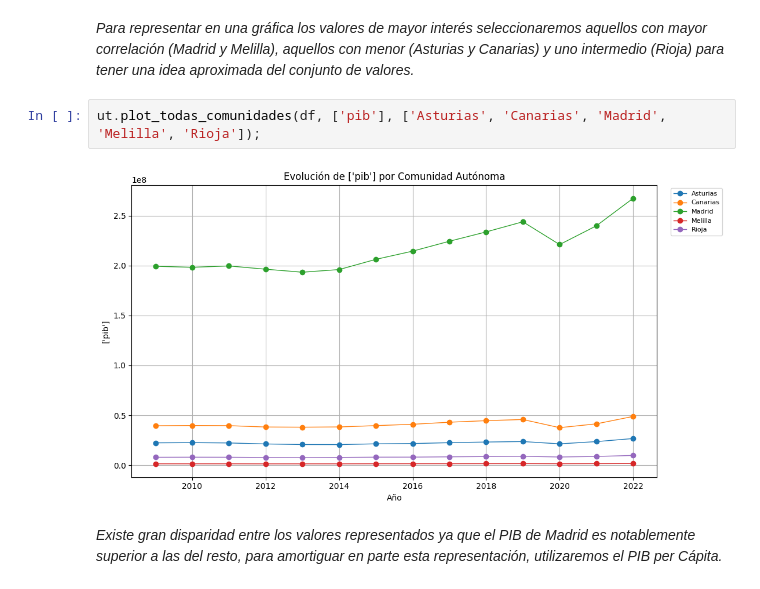
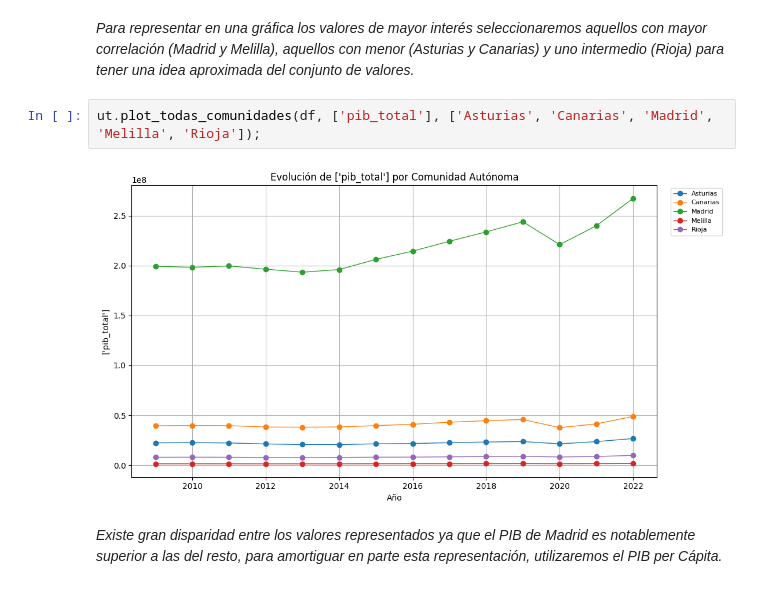
Before and after one commit to mrosm-dev/EDA_PIB_VS_CALIDAD_DE_VIDA, a Jupyter notebook: notebooks/Pedro/04_analisis.ipynb, the cells around one changed output. Drawn from its saved outputs; the diff is of its cells as text.

```diff
--- a/notebooks/Pedro/04_analisis.ipynb
+++ b/notebooks/Pedro/04_analisis.ipynb
@@ -498,9 +567,9 @@ Rioja ---- 0.781366654843916
 # %% [markdown]
 *Para representar en una gráfica los valores de mayor interés seleccionaremos aquellos con mayor correlación (Madrid y Melilla), aquellos con menor (Asturias y Canarias) y uno intermedio (Rioja) para tener una idea aproximada del conjunto de valores.*
 # %%
-ut.plot_todas_comunidades(df, ['pib'], ['Asturias', 'Canarias', 'Madrid', 'Melilla', 'Rioja']);
+ut.plot_todas_comunidades(df, ['pib_total'], ['Asturias', 'Canarias', 'Madrid', 'Melilla', 'Rioja']);
 # %% [output]
-[figure, old version]
+[figure, new version]
 # %% [markdown]
 *Existe gran disparidad entre los valores representados ya que el PIB de Madrid es notablemente superior a las del resto, para amortiguar en parte esta representación, utilizaremos el PIB per Cápita.*
 # %%
```
Also changed, not shown: parts of 23 cells of this notebook, 2 other files.
